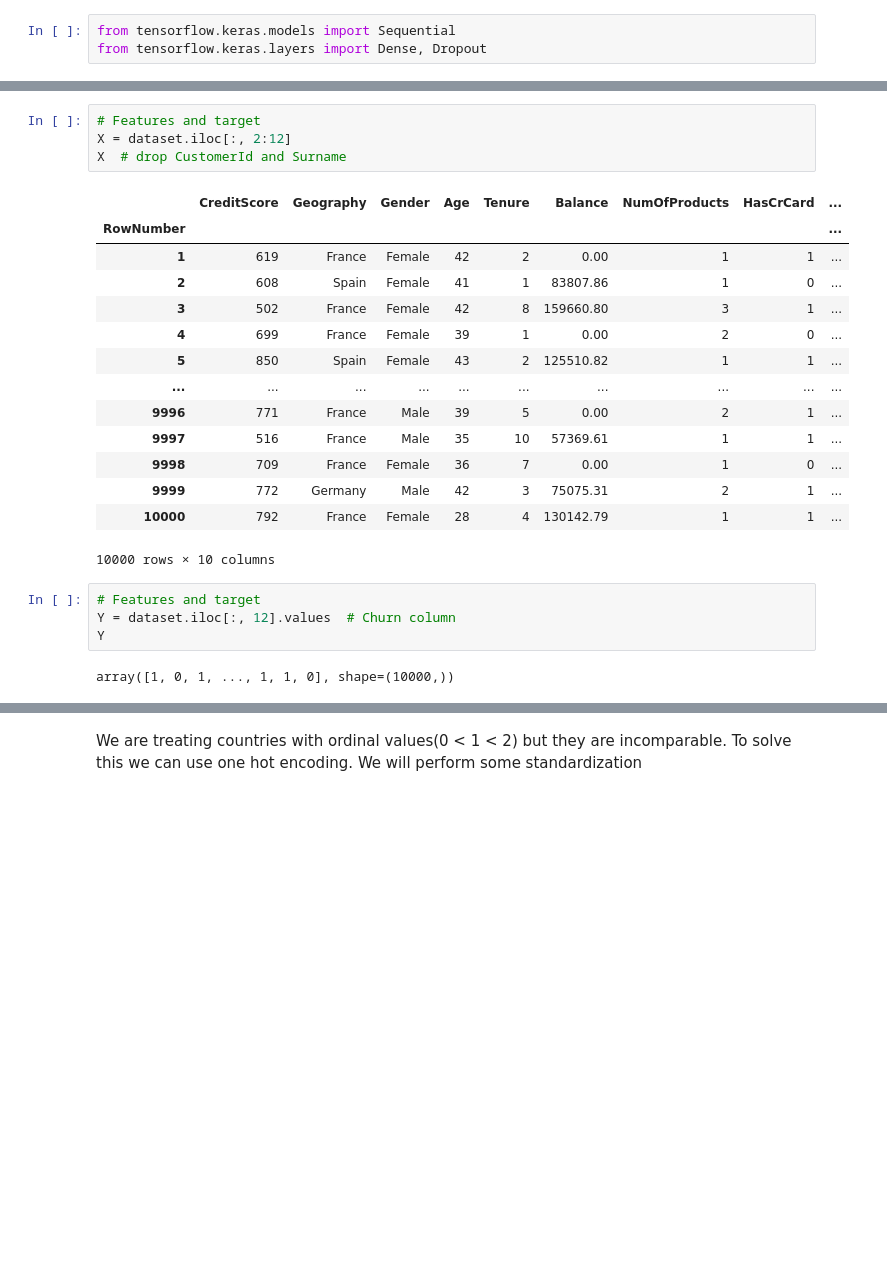
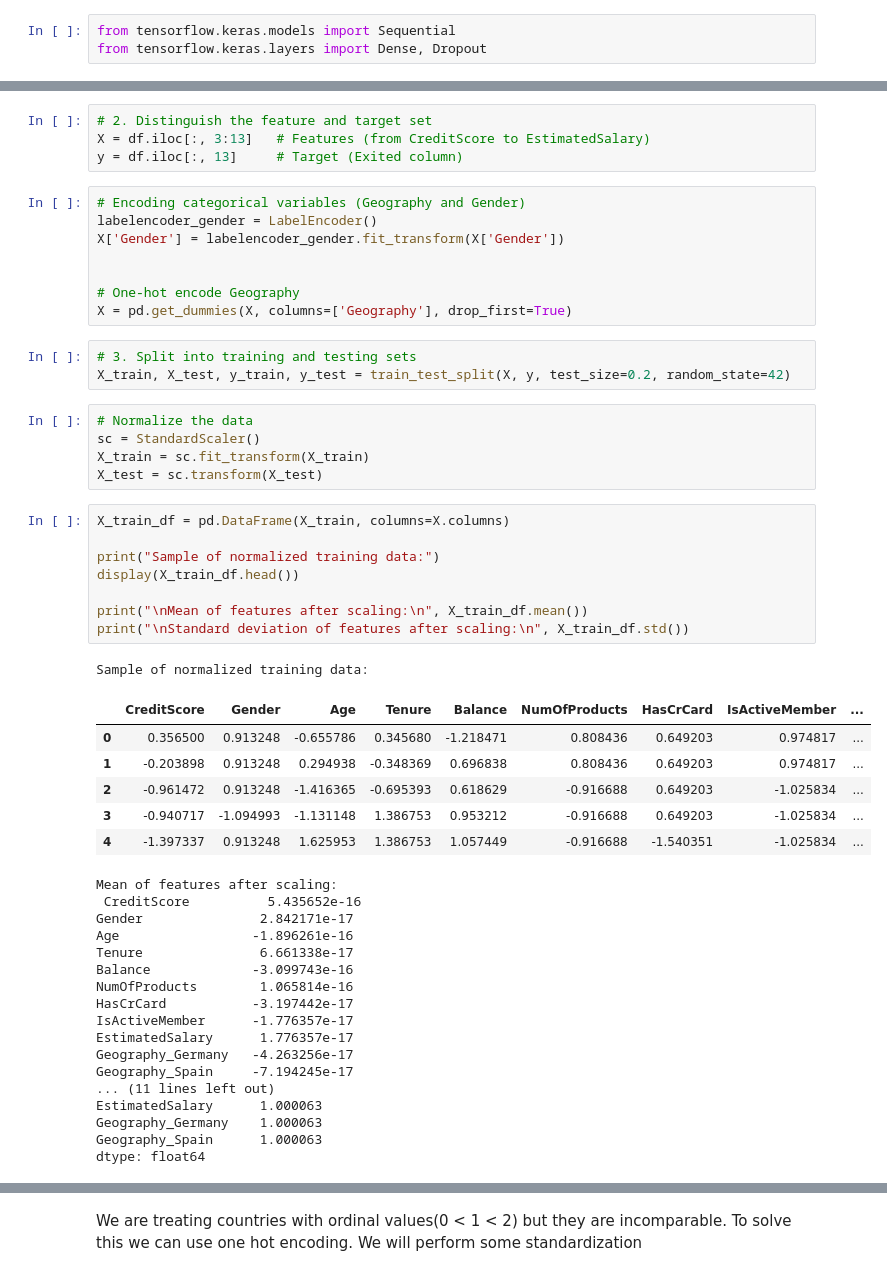
Before and after one commit to Vishwajeet-Londhe/SPPU-CSE-SEM7-Codes, a Jupyter notebook: LP-3/ML/3. Neural Network/3_Neural_Network.ipynb, the cells around one changed output, grey strips where cells are left out. Cells and saved outputs as stored; diff of their text form; blank space fills up the shorter version.

```diff
--- a/LP-3/ML/3. Neural Network/3_Neural_Network.ipynb
+++ b/LP-3/ML/3. Neural Network/3_Neural_Network.ipynb
@@ -25,25 +23,53 @@ dataset.head()
-# %%
-# Features and target
-X = dataset.iloc[:, 2:12]
-X  # drop CustomerId and Surname
-# %% [output]
-|  | CreditScore | Geography | Gender | Age | Tenure | Balance | NumOfProducts | HasCrCard | ... |
-| RowNumber |  |  |  |  |  |  |  |  | ... |
-| 1 | 619 | France | Female | 42 | 2 | 0.00 | 1 | 1 | ... |
-| 2 | 608 | Spain | Female | 41 | 1 | 83807.86 | 1 | 0 | ... |
-| 3 | 502 | France | Female | 42 | 8 | 159660.80 | 3 | 1 | ... |
-| 4 | 699 | France | Female | 39 | 1 | 0.00 | 2 | 0 | ... |
-| 5 | 850 | Spain | Female | 43 | 2 | 125510.82 | 1 | 1 | ... |
-| ... | ... | ... | ... | ... | ... | ... | ... | ... | ... |
-| 9996 | 771 | France | Male | 39 | 5 | 0.00 | 2 | 1 | ... |
-| 9997 | 516 | France | Male | 35 | 10 | 57369.61 | 1 | 1 | ... |
-| 9998 | 709 | France | Female | 36 | 7 | 0.00 | 1 | 0 | ... |
-| 9999 | 772 | Germany | Male | 42 | 3 | 75075.31 | 2 | 1 | ... |
-| 10000 | 792 | France | Female | 28 | 4 | 130142.79 | 1 | 1 | ... |
-10000 rows × 10 columns
-# %%
-# Features and target
-Y = dataset.iloc[:, 12].values  # Churn column
-Y
-# %% [output]
-array([1, 0, 1, ..., 1, 1, 0], shape=(10000,))
+# %%
+# 2. Distinguish the feature and target set
+X = df.iloc[:, 3:13]   # Features (from CreditScore to EstimatedSalary)
+y = df.iloc[:, 13]     # Target (Exited column)
+# %%
+# Encoding categorical variables (Geography and Gender)
+labelencoder_gender = LabelEncoder()
+X['Gender'] = labelencoder_gender.fit_transform(X['Gender'])
+
+
+# One-hot encode Geography
+X = pd.get_dummies(X, columns=['Geography'], drop_first=True)
+# %%
+# 3. Split into training and testing sets
+X_train, X_test, y_train, y_test = train_test_split(X, y, test_size=0.2, random_state=42)
+# %%
+# Normalize the data
+sc = StandardScaler()
+X_train = sc.fit_transform(X_train)
+X_test = sc.transform(X_test)
+# %%
+X_train_df = pd.DataFrame(X_train, columns=X.columns)
+
+print("Sample of normalized training data:")
+display(X_train_df.head())
+
+print("\nMean of features after scaling:\n", X_train_df.mean())
+print("\nStandard deviation of features after scaling:\n", X_train_df.std())
+# %% [output]
+Sample of normalized training data:
+|  | CreditScore | Gender | Age | Tenure | Balance | NumOfProducts | HasCrCard | IsActiveMember | ... |
+| 0 | 0.356500 | 0.913248 | -0.655786 | 0.345680 | -1.218471 | 0.808436 | 0.649203 | 0.974817 | ... |
+| 1 | -0.203898 | 0.913248 | 0.294938 | -0.348369 | 0.696838 | 0.808436 | 0.649203 | 0.974817 | ... |
+| 2 | -0.961472 | 0.913248 | -1.416365 | -0.695393 | 0.618629 | -0.916688 | 0.649203 | -1.025834 | ... |
+| 3 | -0.940717 | -1.094993 | -1.131148 | 1.386753 | 0.953212 | -0.916688 | 0.649203 | -1.025834 | ... |
+| 4 | -1.397337 | 0.913248 | 1.625953 | 1.386753 | 1.057449 | -0.916688 | -1.540351 | -1.025834 | ... |
+Mean of features after scaling:
+ CreditScore          5.435652e-16
+Gender               2.842171e-17
+Age                 -1.896261e-16
+Tenure               6.661338e-17
+Balance             -3.099743e-16
+NumOfProducts        1.065814e-16
+HasCrCard           -3.197442e-17
+IsActiveMember      -1.776357e-17
+EstimatedSalary      1.776357e-17
+Geography_Germany   -4.263256e-17
+Geography_Spain     -7.194245e-17
+... (11 lines left out)
+EstimatedSalary      1.000063
+Geography_Germany    1.000063
+Geography_Spain      1.000063
+dtype: float64
```
Also changed, not shown: parts of 20 cells of this notebook.
